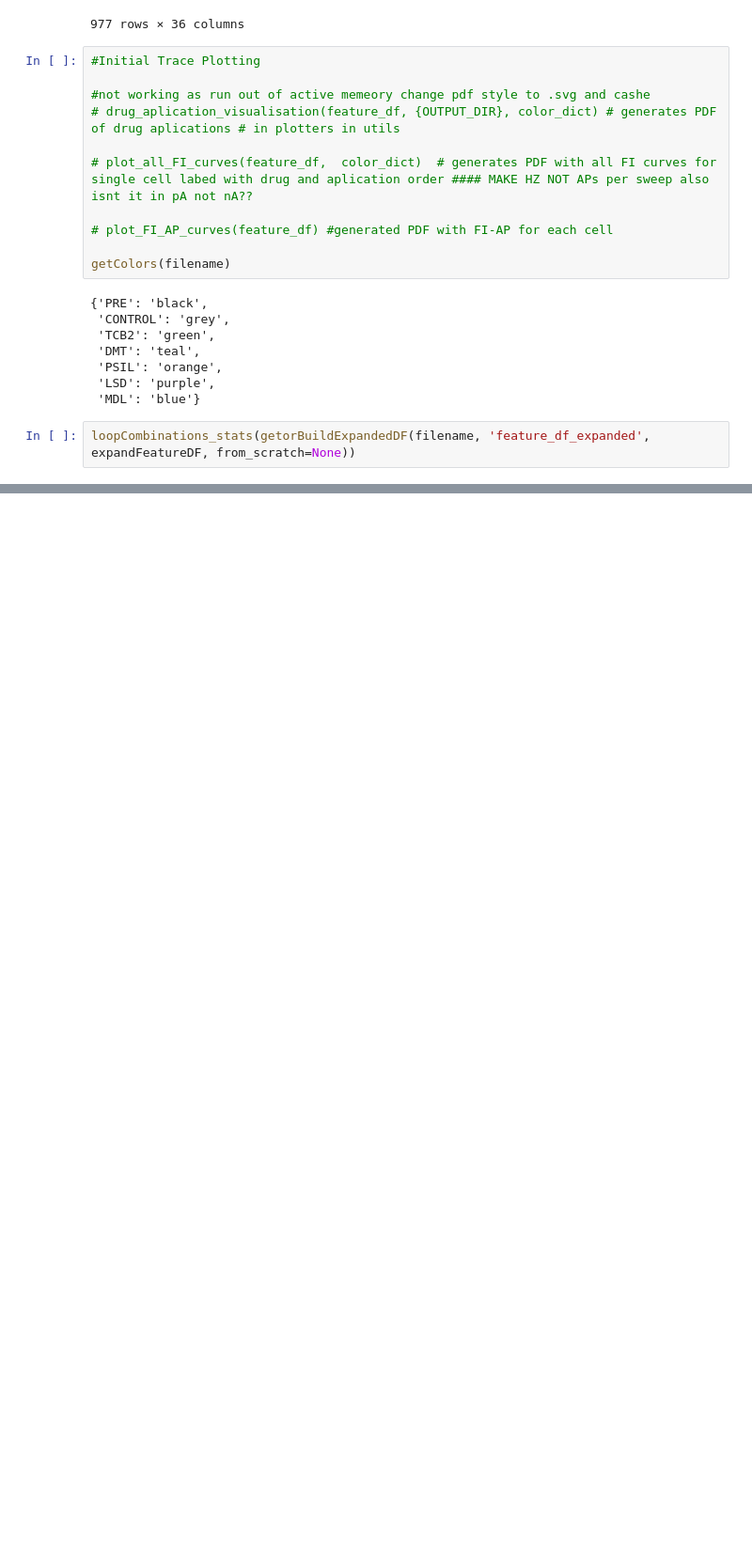
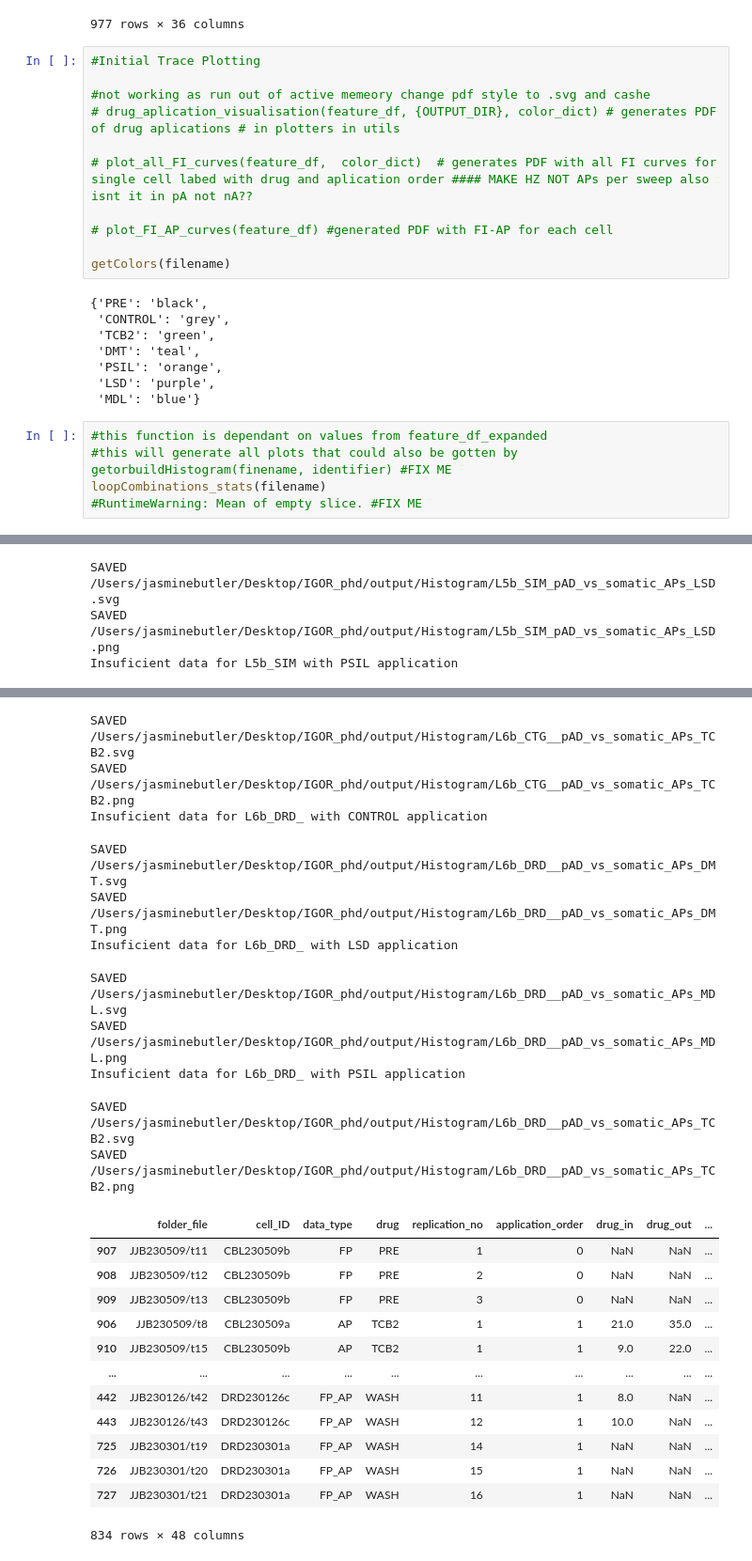
Before and after one commit to jjb-hub/IGOR_phd, a Jupyter notebook: PATCH_DADDY_thebook.ipynb, the cells around one changed output, grey strips where cells are left out. Shown: that part at 94% size. Drawn from its saved outputs; the diff is of its cells as text; blank space fills up the shorter version.

```diff
--- a/PATCH_DADDY_thebook.ipynb
+++ b/PATCH_DADDY_thebook.ipynb
@@ -85,5 +84,9 @@ getColors(filename)
  'PSIL': 'orange',
  'LSD': 'purple',
  'MDL': 'blue'}
-# %%
-loopCombinations_stats(getorBuildExpandedDF(filename, 'feature_df_expanded', expandFeatureDF, from_scratch=None))
+# %%
+#this function is dependant on values from feature_df_expanded
+#this will generate all plots that could also be gotten by getorbuildHistogram(finename, identifier) #FIX ME
+loopCombinations_stats(filename)
+#RuntimeWarning: Mean of empty slice. #FIX ME
+# %% [output]
@@ -89,0 +119,3 @@ loopCombinations_stats(getorBuildExpandedDF(filename, 'feature_df_expanded', exp
+SAVED /Users/jasminebutler/Desktop/IGOR_phd/output/Histogram/L5b_SIM_pAD_vs_somatic_APs_LSD.svg
+SAVED /Users/jasminebutler/Desktop/IGOR_phd/output/Histogram/L5b_SIM_pAD_vs_somatic_APs_LSD.png
+Insuficient data for L5b_SIM with PSIL application
@@ -89,0 +130,24 @@ loopCombinations_stats(getorBuildExpandedDF(filename, 'feature_df_expanded', exp
+SAVED /Users/jasminebutler/Desktop/IGOR_phd/output/Histogram/L6b_CTG__pAD_vs_somatic_APs_TCB2.svg
+SAVED /Users/jasminebutler/Desktop/IGOR_phd/output/Histogram/L6b_CTG__pAD_vs_somatic_APs_TCB2.png
+Insuficient data for L6b_DRD_ with CONTROL application
+SAVED /Users/jasminebutler/Desktop/IGOR_phd/output/Histogram/L6b_DRD__pAD_vs_somatic_APs_DMT.svg
+SAVED /Users/jasminebutler/Desktop/IGOR_phd/output/Histogram/L6b_DRD__pAD_vs_somatic_APs_DMT.png
+Insuficient data for L6b_DRD_ with LSD application
+SAVED /Users/jasminebutler/Desktop/IGOR_phd/output/Histogram/L6b_DRD__pAD_vs_somatic_APs_MDL.svg
+SAVED /Users/jasminebutler/Desktop/IGOR_phd/output/Histogram/L6b_DRD__pAD_vs_somatic_APs_MDL.png
+Insuficient data for L6b_DRD_ with PSIL application
+SAVED /Users/jasminebutler/Desktop/IGOR_phd/output/Histogram/L6b_DRD__pAD_vs_somatic_APs_TCB2.svg
+SAVED /Users/jasminebutler/Desktop/IGOR_phd/output/Histogram/L6b_DRD__pAD_vs_somatic_APs_TCB2.png
+|  | folder_file | cell_ID | data_type | drug | replication_no | application_order | drug_in | drug_out | ... |
+| 907 | JJB230509/t11 | CBL230509b | FP | PRE | 1 | 0 | NaN | NaN | ... |
+| 908 | JJB230509/t12 | CBL230509b | FP | PRE | 2 | 0 | NaN | NaN | ... |
+| 909 | JJB230509/t13 | CBL230509b | FP | PRE | 3 | 0 | NaN | NaN | ... |
+| 906 | JJB230509/t8 | CBL230509a | AP | TCB2 | 1 | 1 | 21.0 | 35.0 | ... |
+| 910 | JJB230509/t15 | CBL230509b | AP | TCB2 | 1 | 1 | 9.0 | 22.0 | ... |
+| ... | ... | ... | ... | ... | ... | ... | ... | ... | ... |
+| 442 | JJB230126/t42 | DRD230126c | FP_AP | WASH | 11 | 1 | 8.0 | NaN | ... |
+| 443 | JJB230126/t43 | DRD230126c | FP_AP | WASH | 12 | 1 | 10.0 | NaN | ... |
+| 725 | JJB230301/t19 | DRD230301a | FP_AP | WASH | 14 | 1 | NaN | NaN | ... |
+| 726 | JJB230301/t20 | DRD230301a | FP_AP | WASH | 15 | 1 | NaN | NaN | ... |
+| 727 | JJB230301/t21 | DRD230301a | FP_AP | WASH | 16 | 1 | NaN | NaN | ... |
+834 rows × 48 columns
```
Also changed, not shown: parts of 4 cells of this notebook.
